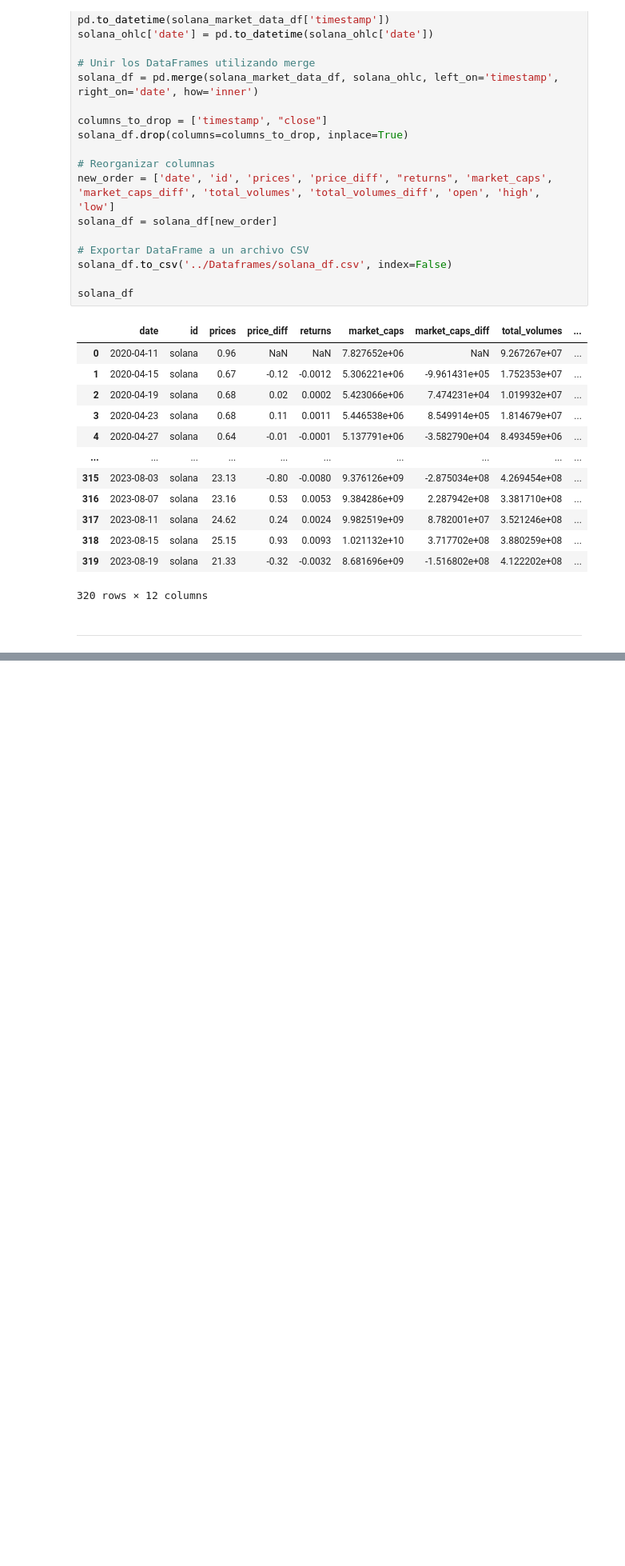
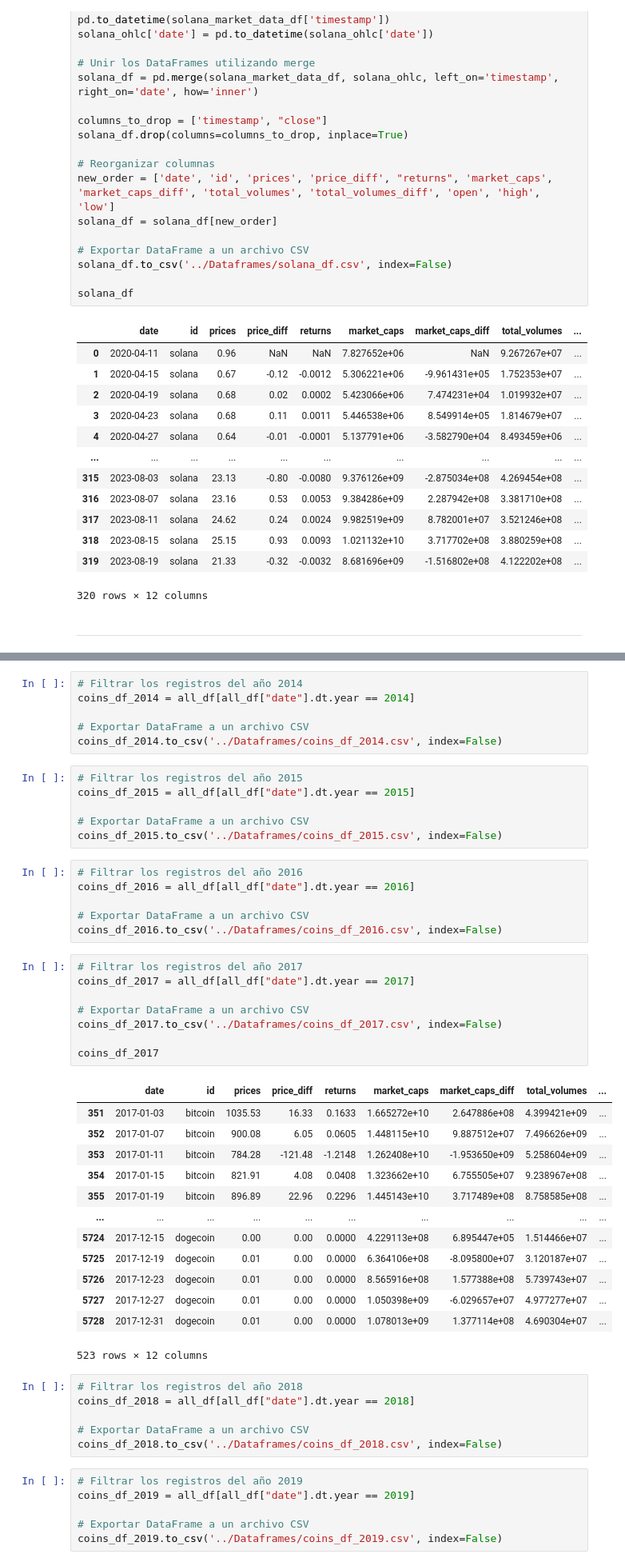
Before and after one commit to gdelrio0410/PI_2_Cryptocurrency_Market_DA, a Jupyter notebook: ETL/coins_information.ipynb, the cells around one changed output, grey strips where cells are left out. Shown at 80% size. Cells and saved outputs as stored; diff of their text form; blank space fills up the shorter version.

```diff
--- a/ETL/coins_information.ipynb
+++ b/ETL/coins_information.ipynb
@@ -539,0 +584,52 @@ solana_df
+# %%
+# Filtrar los registros del año 2014
+coins_df_2014 = all_df[all_df["date"].dt.year == 2014]
+
+# Exportar DataFrame a un archivo CSV
+coins_df_2014.to_csv('../Dataframes/coins_df_2014.csv', index=False)
+# %%
+# Filtrar los registros del año 2015
+coins_df_2015 = all_df[all_df["date"].dt.year == 2015]
+
+# Exportar DataFrame a un archivo CSV
+coins_df_2015.to_csv('../Dataframes/coins_df_2015.csv', index=False)
+# %%
+# Filtrar los registros del año 2016
+coins_df_2016 = all_df[all_df["date"].dt.year == 2016]
+
+# Exportar DataFrame a un archivo CSV
+coins_df_2016.to_csv('../Dataframes/coins_df_2016.csv', index=False)
+# %%
+# Filtrar los registros del año 2017
+coins_df_2017 = all_df[all_df["date"].dt.year == 2017]
+
+# Exportar DataFrame a un archivo CSV
+coins_df_2017.to_csv('../Dataframes/coins_df_2017.csv', index=False)
+
+coins_df_2017
+# %% [output]
+|  | date | id | prices | price_diff | returns | market_caps | market_caps_diff | total_volumes | ... |
+| 351 | 2017-01-03 | bitcoin | 1035.53 | 16.33 | 0.1633 | 1.665272e+10 | 2.647886e+08 | 4.399421e+09 | ... |
+| 352 | 2017-01-07 | bitcoin | 900.08 | 6.05 | 0.0605 | 1.448115e+10 | 9.887512e+07 | 7.496626e+09 | ... |
+| 353 | 2017-01-11 | bitcoin | 784.28 | -121.48 | -1.2148 | 1.262408e+10 | -1.953650e+09 | 5.258604e+09 | ... |
+| 354 | 2017-01-15 | bitcoin | 821.91 | 4.08 | 0.0408 | 1.323662e+10 | 6.755505e+07 | 9.238967e+08 | ... |
+| 355 | 2017-01-19 | bitcoin | 896.89 | 22.96 | 0.2296 | 1.445143e+10 | 3.717489e+08 | 8.758585e+08 | ... |
+| ... | ... | ... | ... | ... | ... | ... | ... | ... | ... |
+| 5724 | 2017-12-15 | dogecoin | 0.00 | 0.00 | 0.0000 | 4.229113e+08 | 6.895447e+05 | 1.514466e+07 | ... |
+| 5725 | 2017-12-19 | dogecoin | 0.01 | 0.00 | 0.0000 | 6.364106e+08 | -8.095800e+07 | 3.120187e+07 | ... |
+| 5726 | 2017-12-23 | dogecoin | 0.01 | 0.00 | 0.0000 | 8.565916e+08 | 1.577388e+08 | 5.739743e+07 | ... |
+| 5727 | 2017-12-27 | dogecoin | 0.01 | 0.00 | 0.0000 | 1.050398e+09 | -6.029657e+07 | 4.977277e+07 | ... |
+| 5728 | 2017-12-31 | dogecoin | 0.01 | 0.00 | 0.0000 | 1.078013e+09 | 1.377114e+08 | 4.690304e+07 | ... |
+523 rows × 12 columns
+# %%
+# Filtrar los registros del año 2018
+coins_df_2018 = all_df[all_df["date"].dt.year == 2018]
+
+# Exportar DataFrame a un archivo CSV
+coins_df_2018.to_csv('../Dataframes/coins_df_2018.csv', index=False)
+# %%
+# Filtrar los registros del año 2019
+coins_df_2019 = all_df[all_df["date"].dt.year == 2019]
+
+# Exportar DataFrame a un archivo CSV
+coins_df_2019.to_csv('../Dataframes/coins_df_2019.csv', index=False)
```
Also changed, not shown: parts of 8 cells of this notebook, 21 other files.
